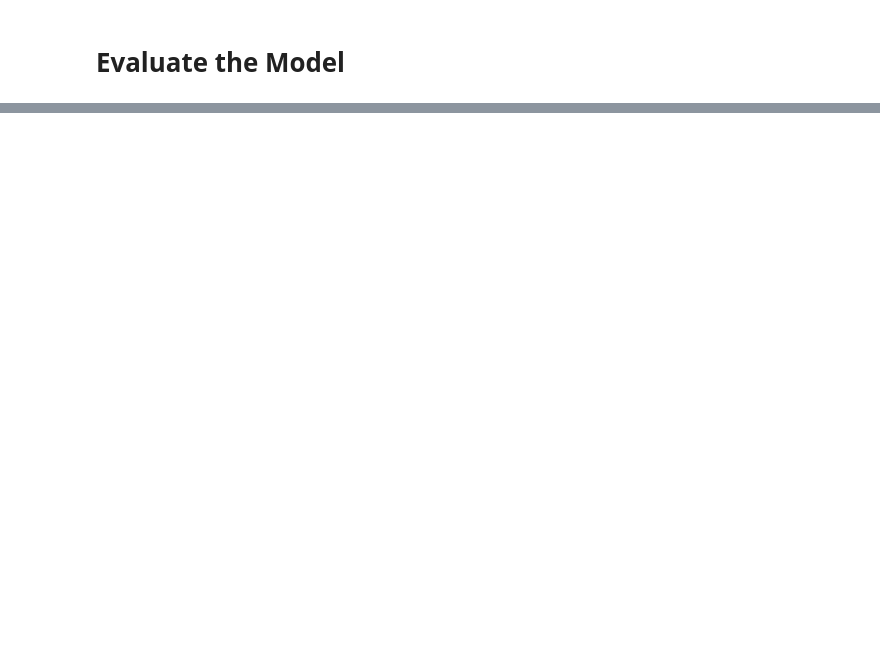
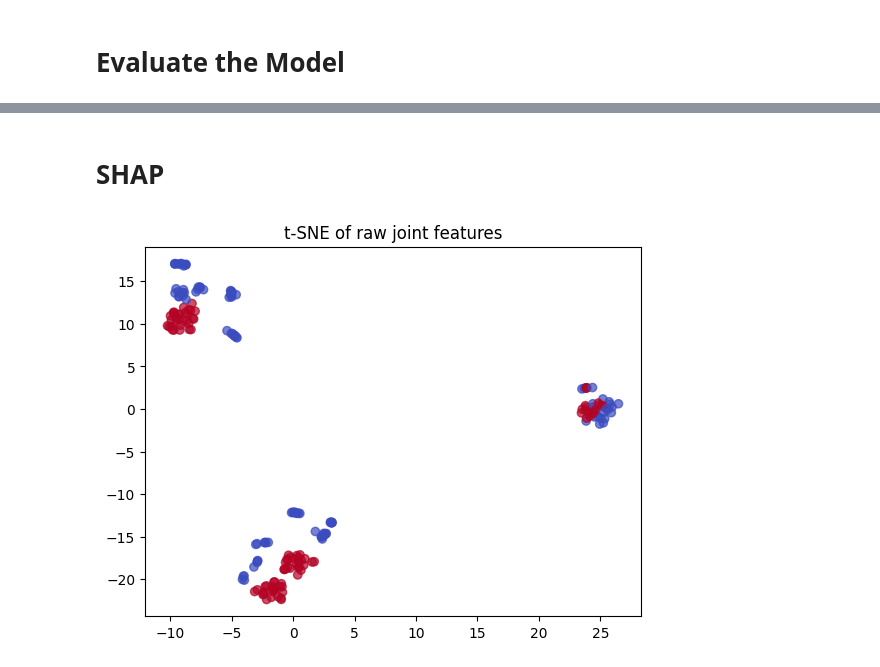
Before and after one commit to perujuice/BScThesis, a Jupyter notebook: models/rf-raw.ipynb, the cells around one changed output, grey strips where cells are left out. Saved outputs shown, nothing was run; the diff lists cells and outputs as text; code cells hidden in the pictures; blank space fills up the shorter version.

```diff
--- a/models/rf-raw.ipynb
+++ b/models/rf-raw.ipynb
@@ -30,26 +50,25 @@ print(f" Using {len(feature_cols)} features")
 # Testing with original data import
 # %%
 from sklearn.model_selection import train_test_split
-from sklearn.utils import shuffle
 import pandas as pd
 
 # Load full combined dataset
 df = pd.read_csv("../preprocessing/ready/squat_dataset_3d_raw.csv")
 
-# Shuffle entire dataset
-df = shuffle(df, random_state=42).reset_index(drop=True)
+# Select feature columns, excluding any with "angle" in the name
+feature_cols = [col for col in df.columns if col != "label" and "angle" not in col.lower()]
 
 # Split into features and labels
-feature_cols = [col for col in df.columns if col != "label"]
 X = df[feature_cols]
 y = df["label"]
 
-# Train/test split (70% train, 30% test)
+# Train/test split (80/20)
 X_train, X_test, y_train, y_test = train_test_split(
-    X, y, test_size=0.2, stratify=y, random_state=42
+    X, y, test_size=0.2, stratify=y, random_state=seeds[0]
 )
 
+# Confirm
 print(f" Loaded and split: {len(X_train)} training samples, {len(X_test)} test samples")
-print(f" Using {len(feature_cols)} features: {feature_cols}")
+print(f" Using {len(feature_cols)} features (excluding angles):\n{feature_cols}")
 # %% [output]
  Loaded and split: 201 training samples, 51 test samples
@@ -143,12 +144,15 @@ print("📌 Most consistent best parameters across folds:", most_common_params)
 from sklearn.ensemble import RandomForestClassifier
 import joblib
 
-# Train the model
-best_rf = RandomForestClassifier(**most_common_params, random_state=42)
+# Get best params from grid search
+best_params = grid_search.best_params_
+
+# Create and train model with best parameters
+best_rf = RandomForestClassifier(**best_params, random_state=seeds[0])
 best_rf.fit(X_train, y_train)
 
-# save the trained model
-# joblib.dump(best_rf, "preprocessing/trained_rf_model.pkl")
+# Save the trained model
+joblib.dump(best_rf, "trained_models/rf_model_raw_features.pkl")
 
-print("✅ Model trained and feature order saved!")
+print("✅ Random Forest model trained and saved!")
 # %% [output]
@@ -225,0 +236,17 @@ plt.show()
+# %% [markdown]
+# SHAP
+# %%
+from sklearn.manifold import TSNE
+import matplotlib.pyplot as plt
+
+# Resplit data
+X_train, X_test, y_train, y_test = train_test_split(
+    X, y, test_size=0.2, stratify=y, random_state=seeds[0]
+)
+
+X_embedded = TSNE(n_components=2, random_state=seeds[0]).fit_transform(X_train)
+plt.scatter(X_embedded[:, 0], X_embedded[:, 1], c=y_train, cmap='coolwarm', alpha=0.7)
+plt.title("t-SNE of raw joint features")
+plt.show()
+# %% [output]
+[figure, added]
```
Also changed, not shown: parts of 13 cells of this notebook, 5 other files.
